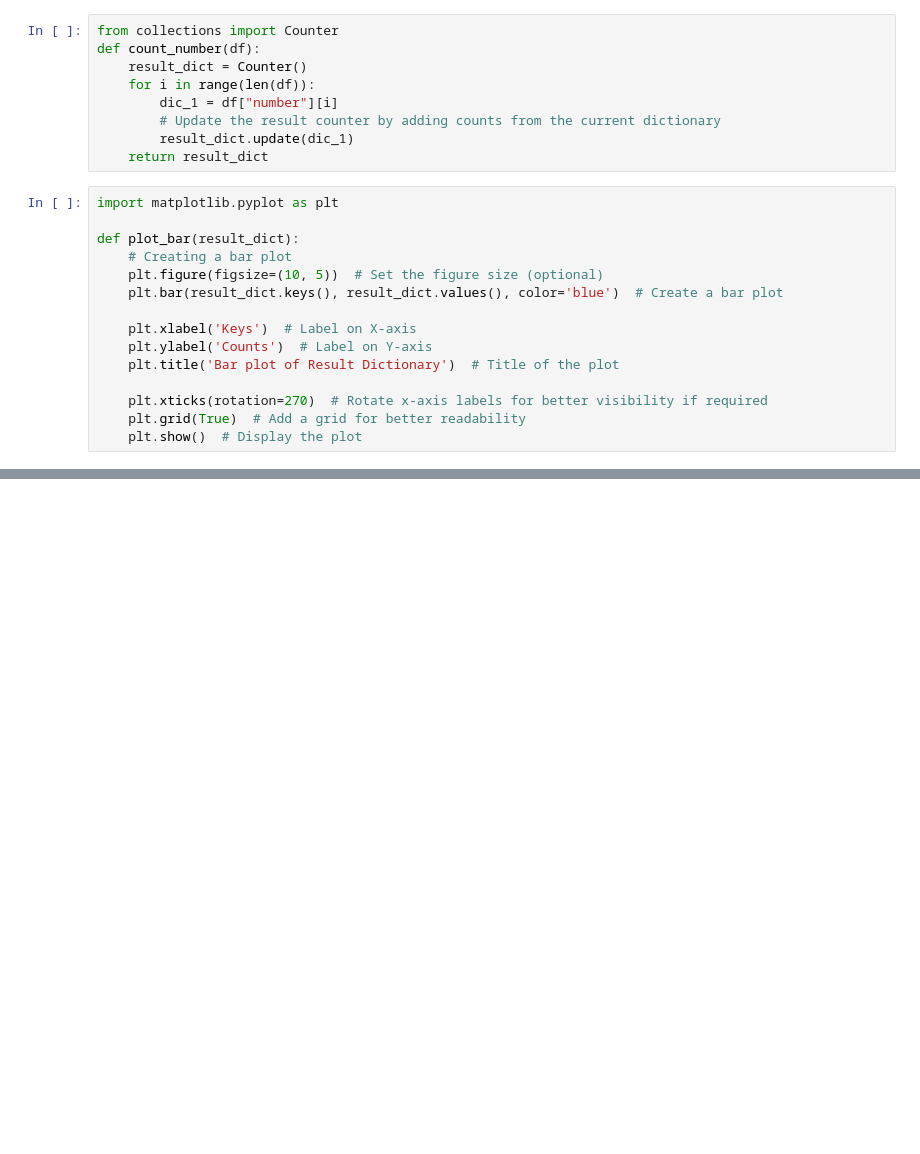
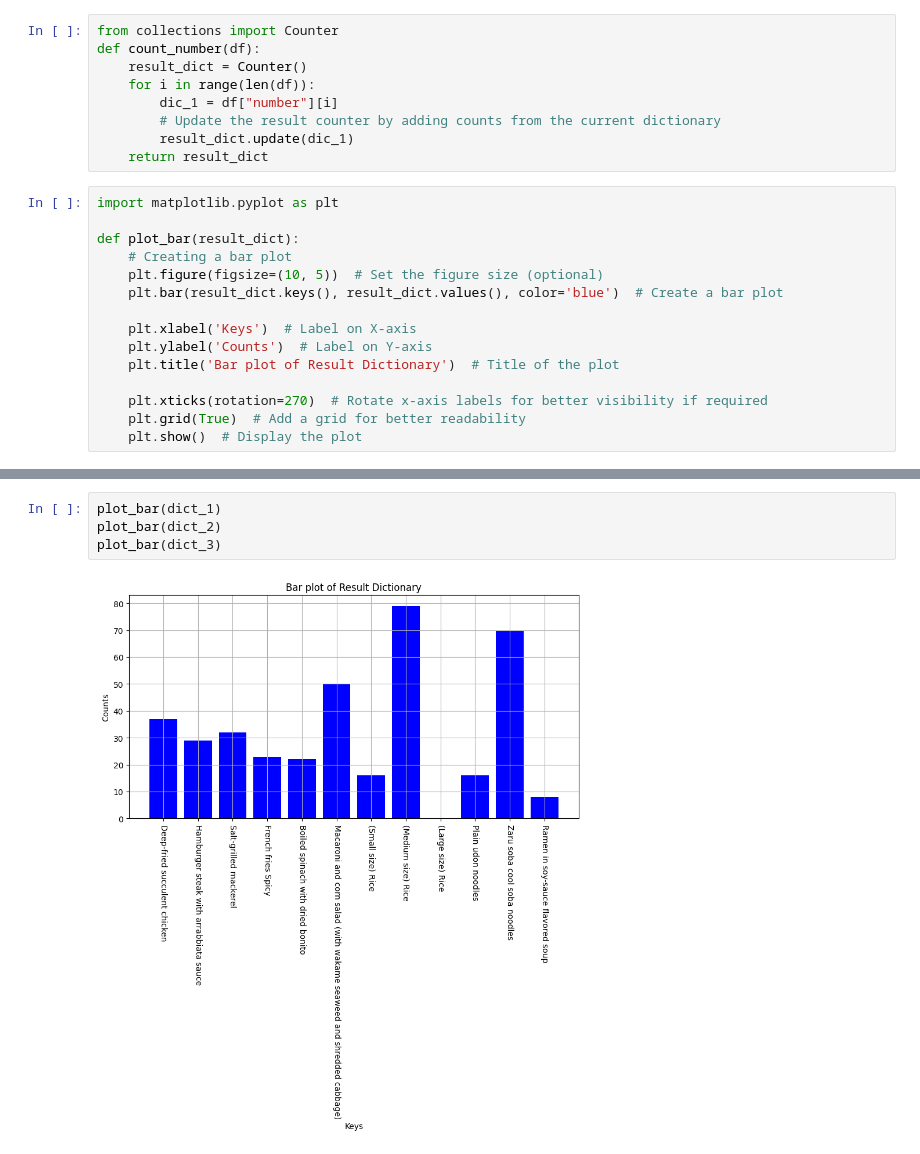
Before and after one commit to BumbuShoji/grad, a Jupyter notebook: 0514_01.ipynb, the cells around one changed output, grey strips where cells are left out. Saved outputs shown, nothing was run; the diff lists cells and outputs as text; blank space fills up the shorter version.

```diff
--- a/0514_01.ipynb
+++ b/0514_01.ipynb
@@ -279,0 +315,6 @@ plot_bar(result_dict_2)
+# %%
+plot_bar(dict_1)
+plot_bar(dict_2)
+plot_bar(dict_3)
+# %% [output]
+[figure, added]
```
Also changed, not shown: parts of 24 cells of this notebook, 9 other files.
